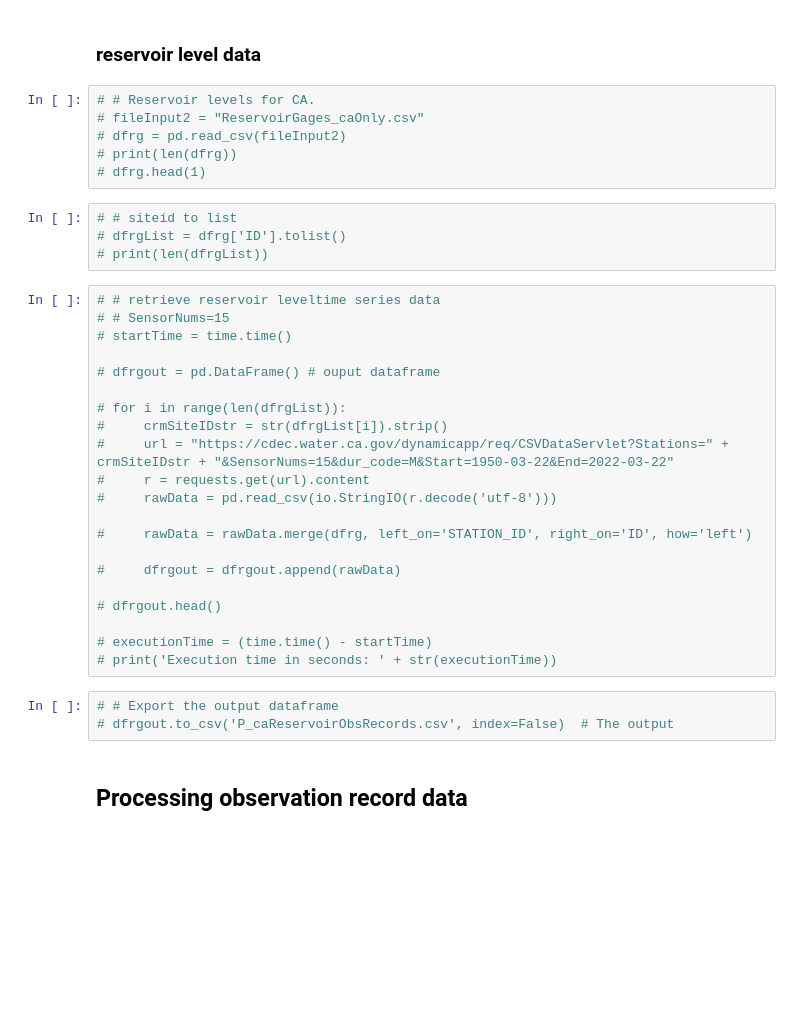
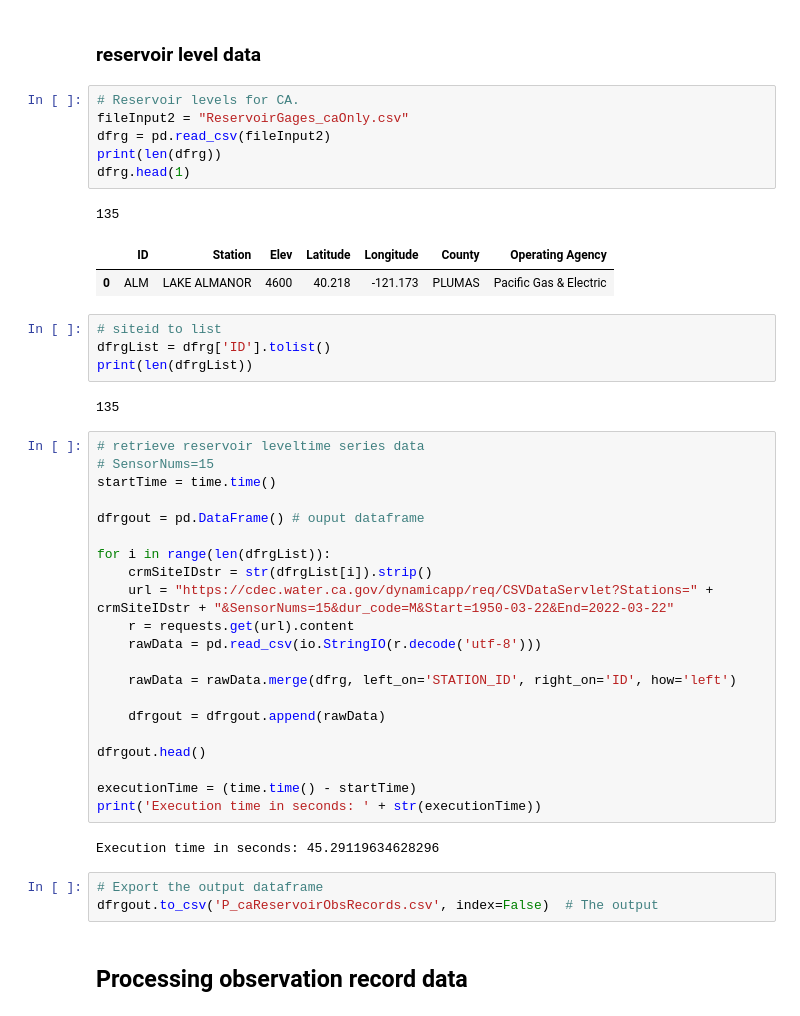
Before and after one commit to WSWCWaterDataExchange/MappingStatesDataToWaDE2.0, a Jupyter notebook: California/ObservationSite/0_PreProcessCAObservationSiteData.ipynb, the cells around one changed output. Drawn from its saved outputs; the diff is of its cells as text; blank space fills up the shorter version.

```diff
--- a/California/ObservationSite/0_PreProcessCAObservationSiteData.ipynb
+++ b/California/ObservationSite/0_PreProcessCAObservationSiteData.ipynb
@@ -75,39 +83,47 @@ os.chdir(workingDir)
 # %% [markdown]
 ### reservoir level data
 # %%
-# # Reservoir levels for CA.
-# fileInput2 = "ReservoirGages_caOnly.csv"
-# dfrg = pd.read_csv(fileInput2)
-# print(len(dfrg))
-# dfrg.head(1)
+# Reservoir levels for CA.
+fileInput2 = "ReservoirGages_caOnly.csv"
+dfrg = pd.read_csv(fileInput2)
+print(len(dfrg))
+dfrg.head(1)
+# %% [output]
+135
+|  | ID | Station | Elev | Latitude | Longitude | County | Operating Agency |
+| 0 | ALM | LAKE ALMANOR | 4600 | 40.218 | -121.173 | PLUMAS | Pacific Gas & Electric |
 # %%
-# # siteid to list
-# dfrgList = dfrg['ID'].tolist()
-# print(len(dfrgList))
+# siteid to list
+dfrgList = dfrg['ID'].tolist()
+print(len(dfrgList))
+# %% [output]
+135
 # %%
-# # retrieve reservoir leveltime series data
-# # SensorNums=15
-# startTime = time.time()
+# retrieve reservoir leveltime series data
+# SensorNums=15
+startTime = time.time()
 
-# dfrgout = pd.DataFrame() # ouput dataframe
+dfrgout = pd.DataFrame() # ouput dataframe
 
-# for i in range(len(dfrgList)):
-#     crmSiteIDstr = str(dfrgList[i]).strip()
-#     url = "https://cdec.water.ca.gov/dynamicapp/req/CSVDataServlet?Stations=" + crmSiteIDstr + "&SensorNums=15&dur_code=M&Start=1950-03-22&End=2022-03-22"
-#     r = requests.get(url).content
-#     rawData = pd.read_csv(io.StringIO(r.decode('utf-8')))
+for i in range(len(dfrgList)):
+    crmSiteIDstr = str(dfrgList[i]).strip()
+    url = "https://cdec.water.ca.gov/dynamicapp/req/CSVDataServlet?Stations=" + crmSiteIDstr + "&SensorNums=15&dur_code=M&Start=1950-03-22&End=2022-03-22"
+    r = requests.get(url).content
+    rawData = pd.read_csv(io.StringIO(r.decode('utf-8')))
 
-#     rawData = rawData.merge(dfrg, left_on='STATION_ID', right_on='ID', how='left')
+    rawData = rawData.merge(dfrg, left_on='STATION_ID', right_on='ID', how='left')
 
-#     dfrgout = dfrgout.append(rawData)
+    dfrgout = dfrgout.append(rawData)
 
-# dfrgout.head()
+dfrgout.head()
 
-# executionTime = (time.time() - startTime)
-# print('Execution time in seconds: ' + str(executionTime))
+executionTime = (time.time() - startTime)
+print('Execution time in seconds: ' + str(executionTime))
+# %% [output]
+Execution time in seconds: 45.29119634628296
 # %%
-# # Export the output dataframe
-# dfrgout.to_csv('P_caReservoirObsRecords.csv', index=False)  # The output
+# Export the output dataframe
+dfrgout.to_csv('P_caReservoirObsRecords.csv', index=False)  # The output
 # %% [markdown]
 ## Processing observation record data
 # %% [markdown]
```
Also changed, not shown: parts of 13 cells of this notebook, 37 other files.
